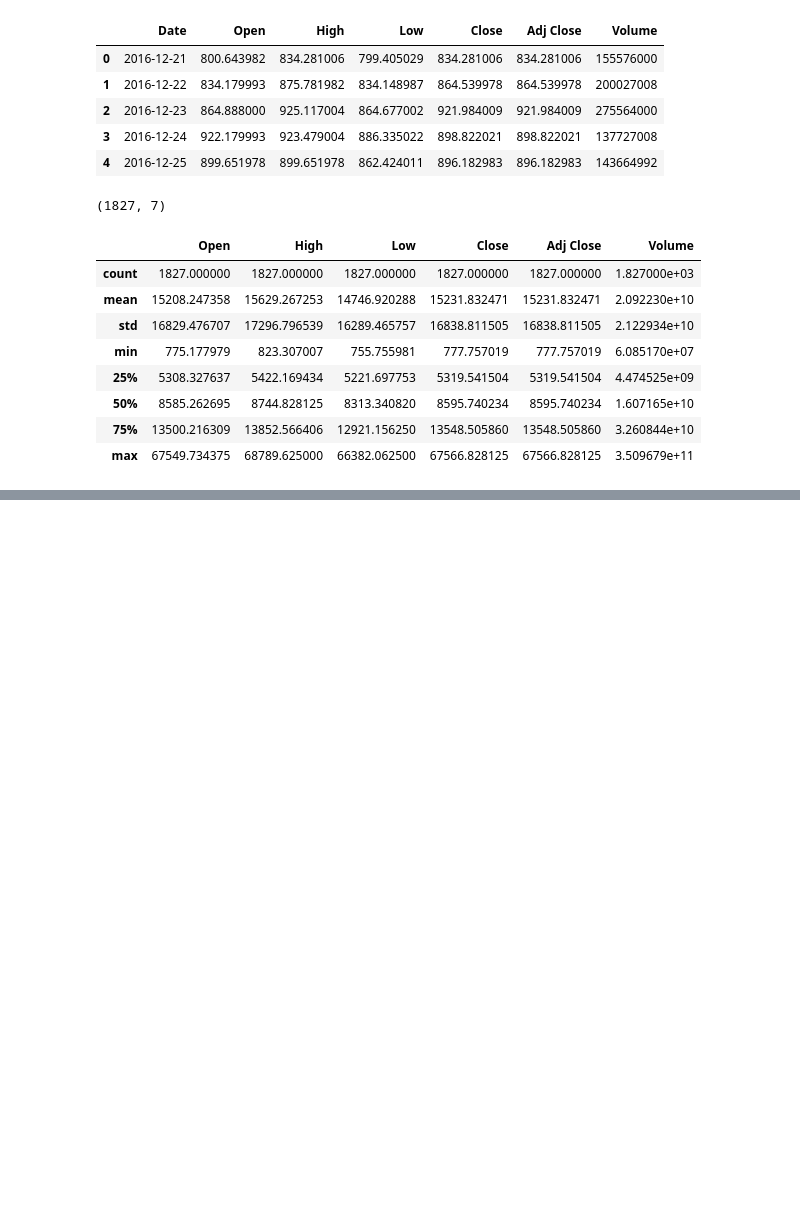
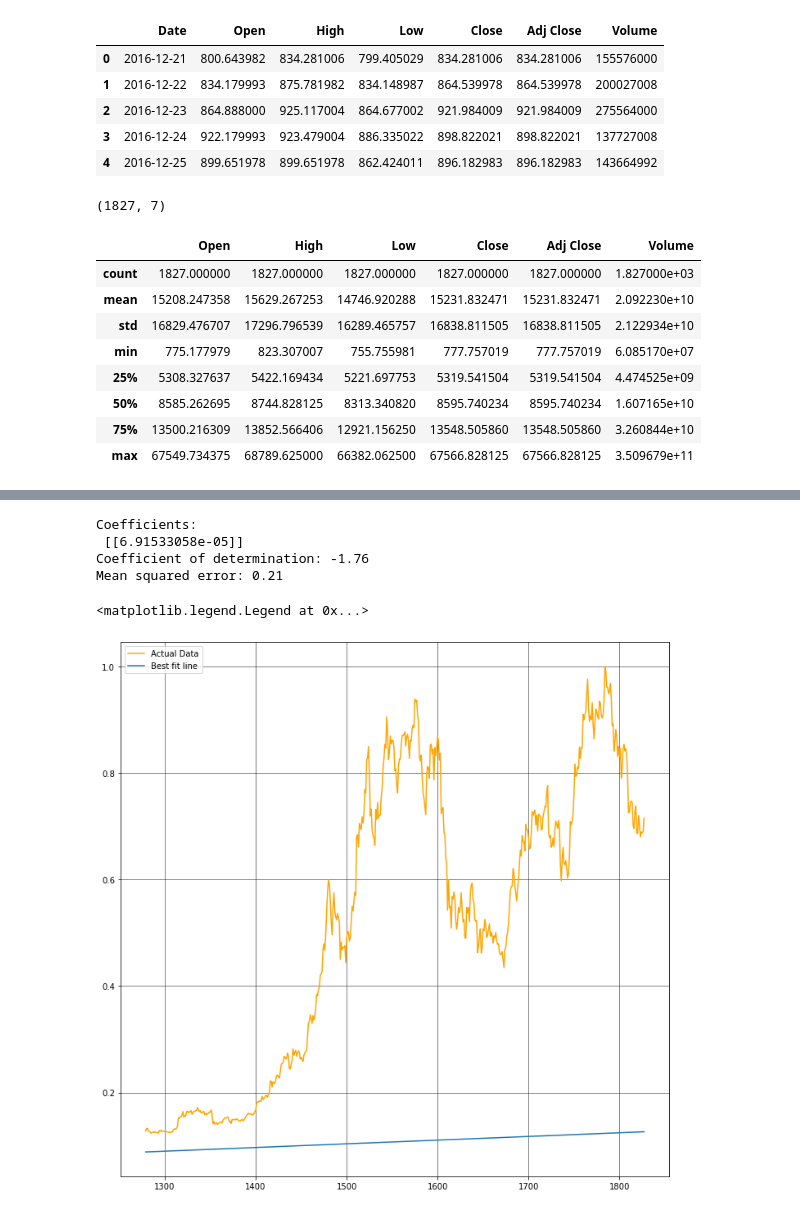
Before and after one commit to marina-sam14/BitcoinClosePricePrediction, a Jupyter notebook: MachineLearning.ipynb, the cells around one changed output, grey strips where cells are left out. Saved outputs shown, nothing was run; the diff lists cells and outputs as text; code cells hidden in the pictures; blank space fills up the shorter version.

```diff
--- a/MachineLearning.ipynb
+++ b/MachineLearning.ipynb
@@ -90,0 +38,7 @@ df
+# %%
+#### Scaling ####
+scaled_data = pd.DataFrame(dataset["Date"])
+scaled_data["Close"] = dataset["Close"]
+scaler = MinMaxScaler(copy=False)
+scaled_data["Close"] = scaler.fit_transform(pd.DataFrame(scaled_data["Close"]))
+scaled_data
@@ -90,0 +59,7 @@ df
+# %%
+scaled_data["Date"] = pd.to_datetime(scaled_data['Date'])
+scaled_data.set_index('Date')
+X = (scaled_data.index -  scaled_data.index[0]).values.reshape(-1, 1)
+X = X + 1
+y = scaled_data["Close"].values.reshape(-1, 1)
+X_train, X_test, y_train, y_test = train_test_split(X, y, test_size=0.3, random_state=42, shuffle=False)
@@ -90,0 +68,25 @@ df
+# %%
+#### Training ####
+linReg = LinearRegression()
+linReg.fit(X_train, y_train)
+y_pred_lin = linReg.predict(X_test)
+# %%
+#### Testing ####
+print("Coefficients: \n", linReg.coef_)
+print("Coefficient of determination: %.2f" % r2_score(y_test, y_pred_lin))
+print("Mean squared error: %.2f" % mean_squared_error(y_test, y_pred_lin))
+# %% [output]
+Coefficients:
+ [[6.91533058e-05]]
+Coefficient of determination: -1.76
+Mean squared error: 0.21
+# %%
+#### Plotting ####
+plt.subplots(1, figsize=(12, 12))
+plt.plot(X_test, y_test, '-', color='orange', label='Actual Data')
+plt.plot(X_test, linReg.coef_ * X_test, label='Best fit line')
+plt.grid(color='#000000', linestyle='-', linewidth=0.5)
+plt.legend(loc="upper left")
+# %% [output]
+<matplotlib.legend.Legend at 0x...>
+[figure, added]
```
Also changed, not shown: parts of 24 cells of this notebook.
